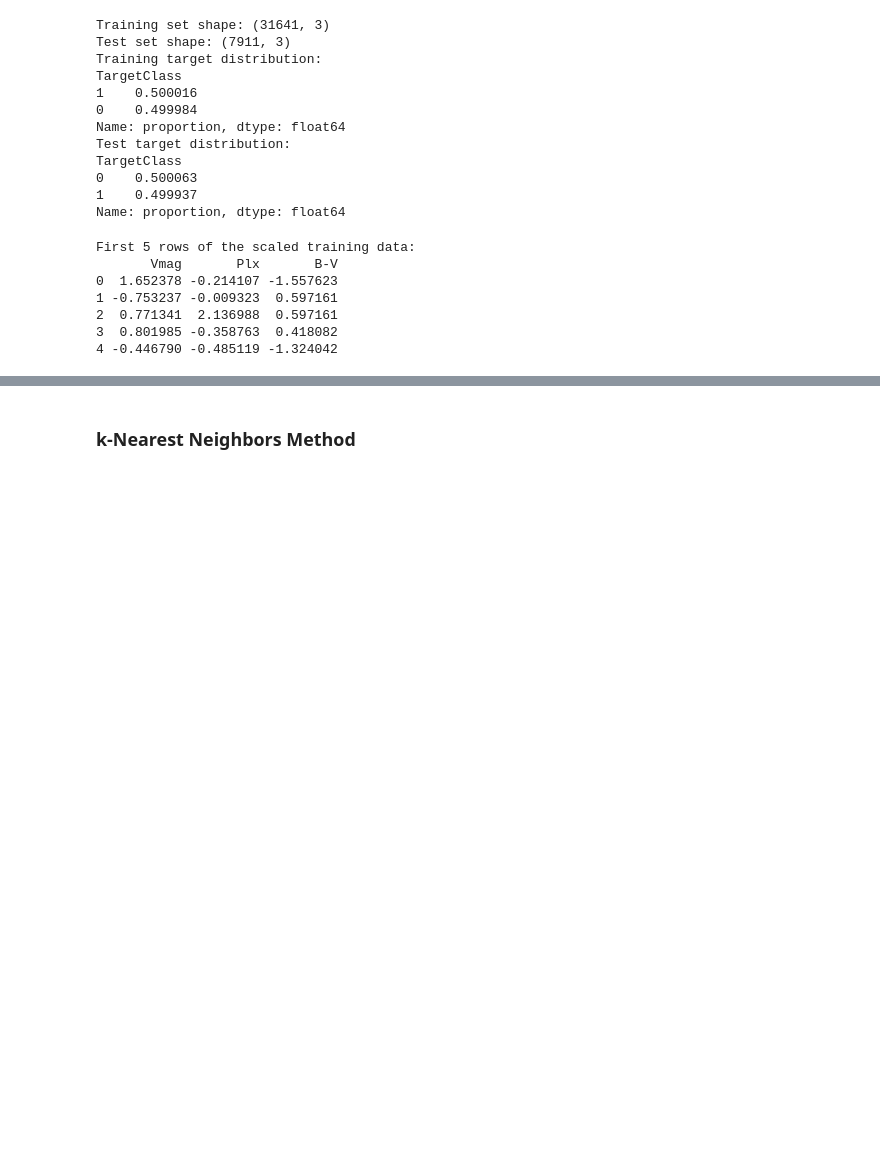
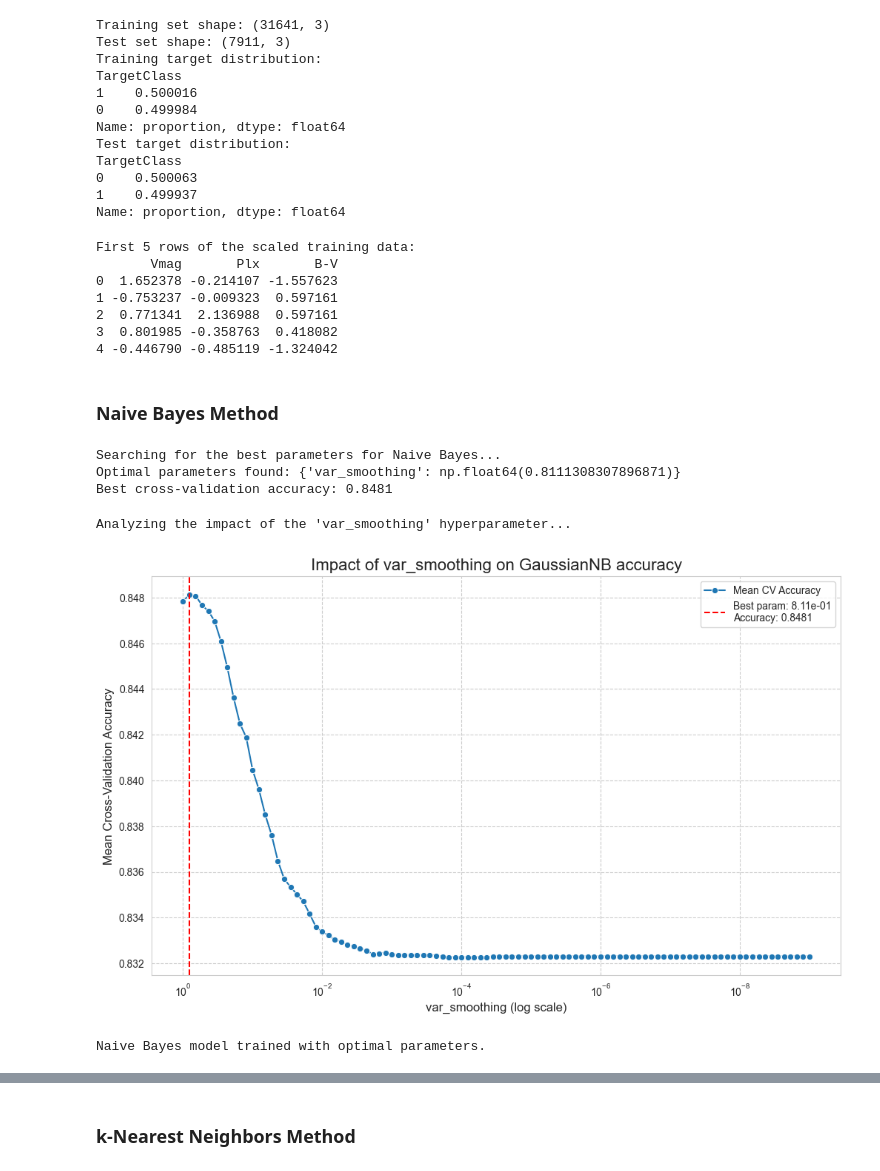
Before and after one commit to invisiofficial/2f7bcc6ff1e91c65fd126d1bbe4f43cb0e17abb4a05a12138fef5b83193d1a33, a Jupyter notebook: Classification.ipynb, the cells around one changed output, grey strips where cells are left out. Drawn from its saved outputs; the diff is of its cells as text; code cells hidden in the pictures; blank space fills up the shorter version.

```diff
--- a/Classification.ipynb
+++ b/Classification.ipynb
@@ -346,3 +349,5 @@ First 5 rows of the scaled training data:
 2  0.771341  2.136988  0.597161
 3  0.801985 -0.358763  0.418082
 4 -0.446790 -0.485119 -1.324042
+# %% [markdown]
+### Naive Bayes Method
@@ -348,0 +459,65 @@ First 5 rows of the scaled training data:
+# %%
+from sklearn.naive_bayes import GaussianNB
+from sklearn.model_selection import GridSearchCV
+
+# Define the model.
+nb = GaussianNB()
+
+# Define the parameter grid.
+param_grid_nb = {
+    'var_smoothing': np.logspace(0, -9, num=100)
+}
+
+# Set up GridSearchCV.
+print("Searching for the best parameters for Naive Bayes...")
+grid_search_nb = GridSearchCV(nb, param_grid_nb, cv=5, scoring='accuracy', n_jobs=-1)
+
+# Perform the grid search.
+grid_search_nb.fit(X_train_scaled, y_train)
+
+# Get the best parameters.
+best_params_nb = grid_search_nb.best_params_
+print(f"Optimal parameters found: {best_params_nb}")
+print(f"Best cross-validation accuracy: {grid_search_nb.best_score_:.4f}")
+# %% [output]
+Searching for the best parameters for Naive Bayes...
+Optimal parameters found: {'var_smoothing': np.float64(0.8111308307896871)}
+Best cross-validation accuracy: 0.8481
+# %%
+print("\nAnalyzing the impact of the 'var_smoothing' hyperparameter...")
+
+# Extract results from GridSearchCV.
+results = pd.DataFrame(grid_search_nb.cv_results_)
+var_smoothing_values = results['param_var_smoothing'].astype(np.float64)
+mean_scores = results['mean_test_score']
+
+# Create the plot.
+plt.figure(figsize=(12, 7))
+sns.lineplot(x=var_smoothing_values, y=mean_scores, marker='o', label='Mean CV Accuracy')
+
+# Highlight the best score.
+best_score = grid_search_nb.best_score_
+best_param = best_params_nb['var_smoothing']
+plt.axvline(best_param, color='r', linestyle='--', label=f'Best param: {best_param:.2e}\nAccuracy: {best_score:.4f}')
+
+# Add titles and labels for clarity.
+plt.title('Impact of var_smoothing on GaussianNB accuracy', fontsize=16)
+plt.xlabel('var_smoothing (log scale)', fontsize=12)
+plt.ylabel('Mean Cross-Validation Accuracy', fontsize=12)
+plt.xscale('log')
+plt.gca().invert_xaxis()
+plt.legend()
+plt.grid(True, which="both", ls="--")
+plt.show()
+# %% [output]
+Analyzing the impact of the 'var_smoothing' hyperparameter...
+[figure, added]
+# %%
+# Create the final Naive Bayes model with the optimal parameters.
+nb_best = GaussianNB(**best_params_nb)
+
+# Train the model.
+nb_best.fit(X_train_scaled, y_train)
+print("\nNaive Bayes model trained with optimal parameters.")
+# %% [output]
+Naive Bayes model trained with optimal parameters.
```
Also changed, not shown: parts of 42 cells of this notebook, 3 other files.
